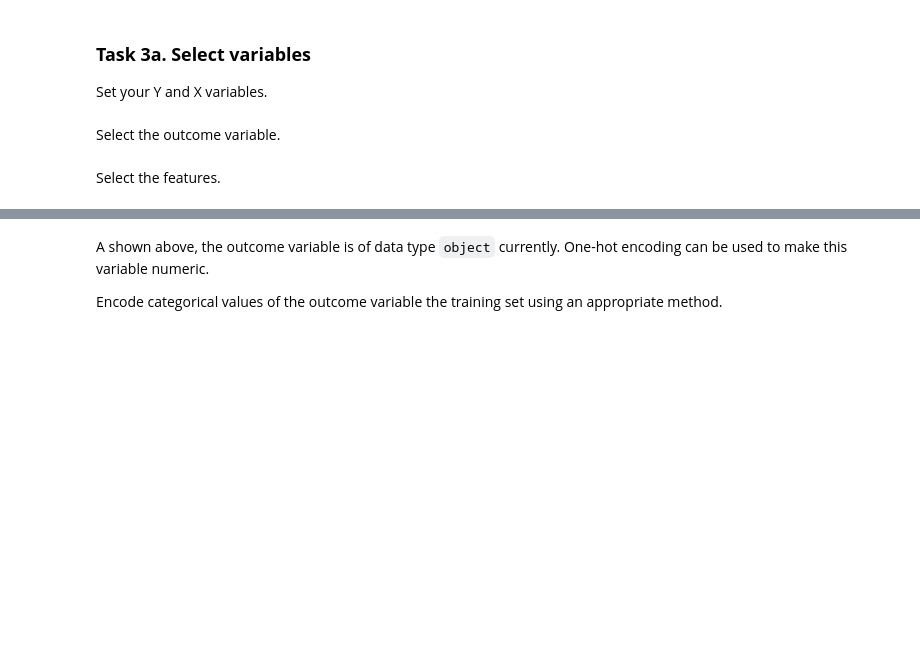
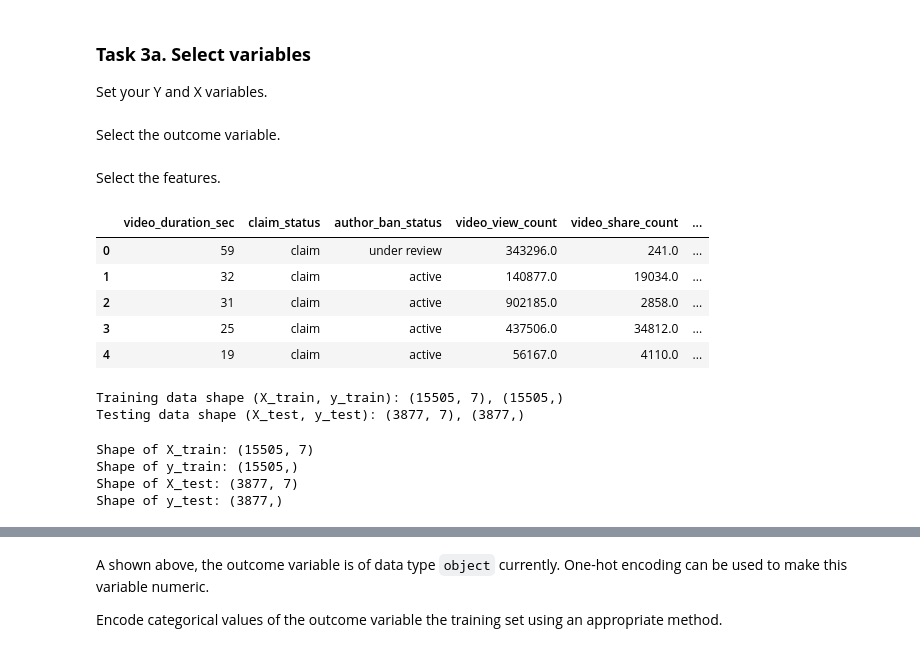
Before and after one commit to VivianSabga/Data-Analytics-for-Economics, a Jupyter notebook: TikTok Project Part-1/TikTok Project.ipynb, the cells around one changed output, grey strips where cells are left out. Cells and saved outputs as stored; diff of their text form; code cells hidden in the pictures; blank space fills up the shorter version.

```diff
--- a/TikTok Project Part-1/TikTok Project.ipynb
+++ b/TikTok Project Part-1/TikTok Project.ipynb
@@ -1606,7 +1629,15 @@ Select the features.
 # %%
 # Select features
 ### YOUR CODE HERE ###
-
-
+# Select features
+X = data[['video_duration_sec', 'claim_status', 'author_ban_status', 'video_view_count',
+          'video_share_count', 'video_download_count', 'video_comment_count']]
 # Display first few rows of features dataframe
-### YOUR CODE HERE ###
+X.head()
+# %% [output]
+|  | video_duration_sec | claim_status | author_ban_status | video_view_count | video_share_count | ... |
+| 0 | 59 | claim | under review | 343296.0 | 241.0 | ... |
+| 1 | 32 | claim | active | 140877.0 | 19034.0 | ... |
+| 2 | 31 | claim | active | 902185.0 | 2858.0 | ... |
+| 3 | 25 | claim | active | 437506.0 | 34812.0 | ... |
+| 4 | 19 | claim | active | 56167.0 | 4110.0 | ... |
@@ -1621,0 +1644,27 @@ Select the features.
+# %%
+# Split the data into training and testing sets
+### YOUR CODE HERE ###
+from sklearn.model_selection import train_test_split
+
+# Split the data into training and testing sets (80% training, 20% testing)
+X_train, X_test, y_train, y_test = train_test_split(X, y, test_size=0.2, random_state=42)
+
+# Display the shape of the training and testing sets
+print(f"Training data shape (X_train, y_train): {X_train.shape}, {y_train.shape}")
+print(f"Testing data shape (X_test, y_test): {X_test.shape}, {y_test.shape}")
+# %% [output]
+Training data shape (X_train, y_train): (15505, 7), (15505,)
+Testing data shape (X_test, y_test): (3877, 7), (3877,)
+# %%
+# Get shape of each training and testing set
+### YOUR CODE HERE ###
+# Get the shape of each training and testing set
+print(f"Shape of X_train: {X_train.shape}")
+print(f"Shape of y_train: {y_train.shape}")
+print(f"Shape of X_test: {X_test.shape}")
+print(f"Shape of y_test: {y_test.shape}")
+# %% [output]
+Shape of X_train: (15505, 7)
+Shape of y_train: (15505,)
+Shape of X_test: (3877, 7)
+Shape of y_test: (3877,)
```
Also changed, not shown: parts of 67 cells of this notebook, 1 other file.
